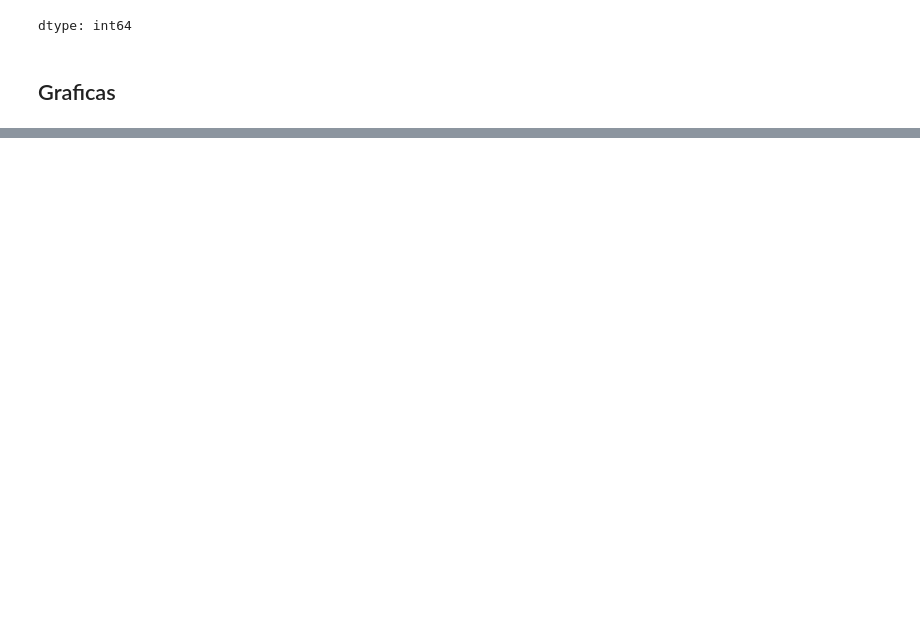
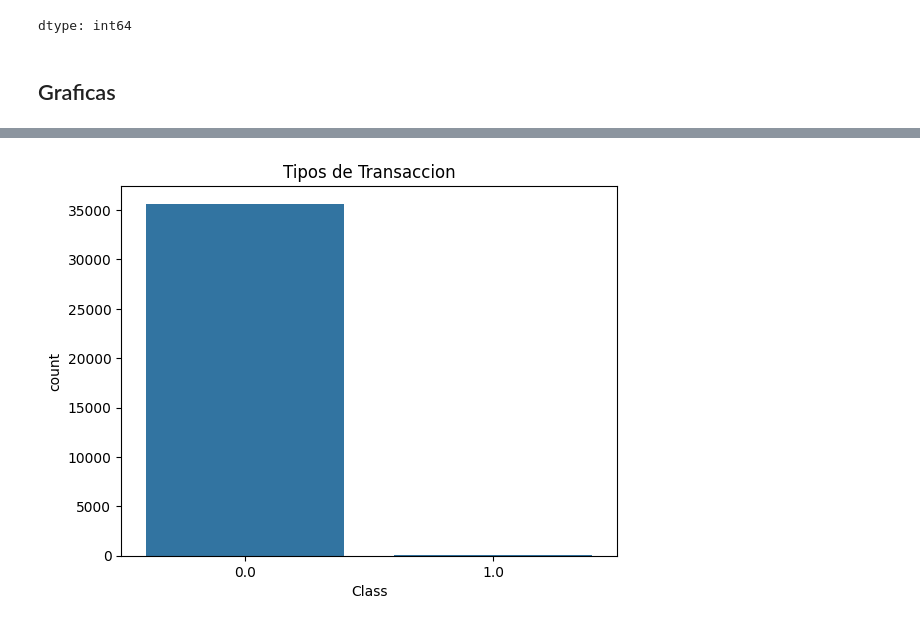
Before and after one commit to ochamodev/data_science_at_work_project_final, a Jupyter notebook: DS_Research_Final.ipynb, the cells around one changed output, grey strips where cells are left out. Saved outputs shown, nothing was run; the diff lists cells and outputs as text; code cells hidden in the pictures; blank space fills up the shorter version.

Commit message:
feat: exploratory data analysis for 'creditcard.csv'

```diff
--- a/DS_Research_Final.ipynb
+++ b/DS_Research_Final.ipynb
@@ -156,5 +185,7 @@ KeyboardInterrupt:
 # %%
 # distribution for fraud/non fraud
-sns.countplot(x='Class', data=df_processed)
+sns.countplot(x='Class', data=df)
 plt.title("Tipos de Transaccion")
 plt.show()
+# %% [output]
+[figure, added]
```
Also changed, not shown: parts of 18 cells of this notebook.
